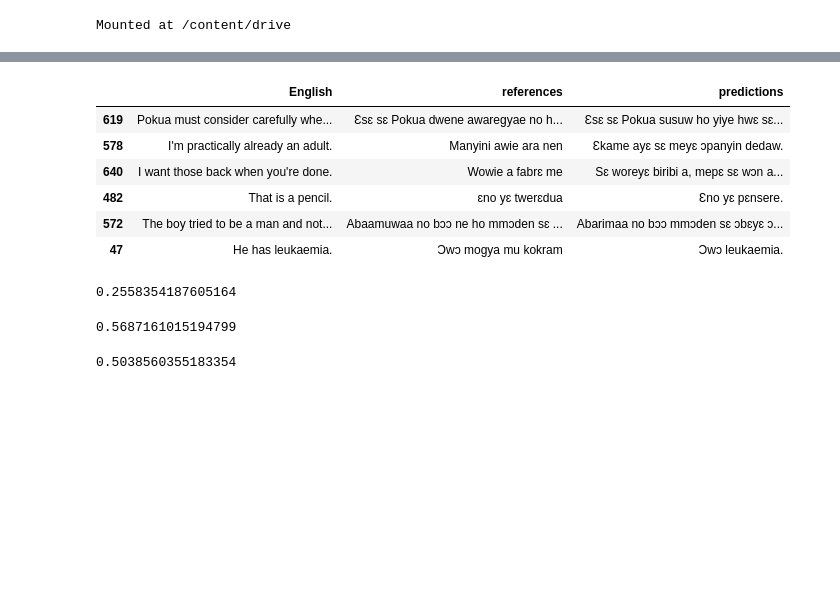
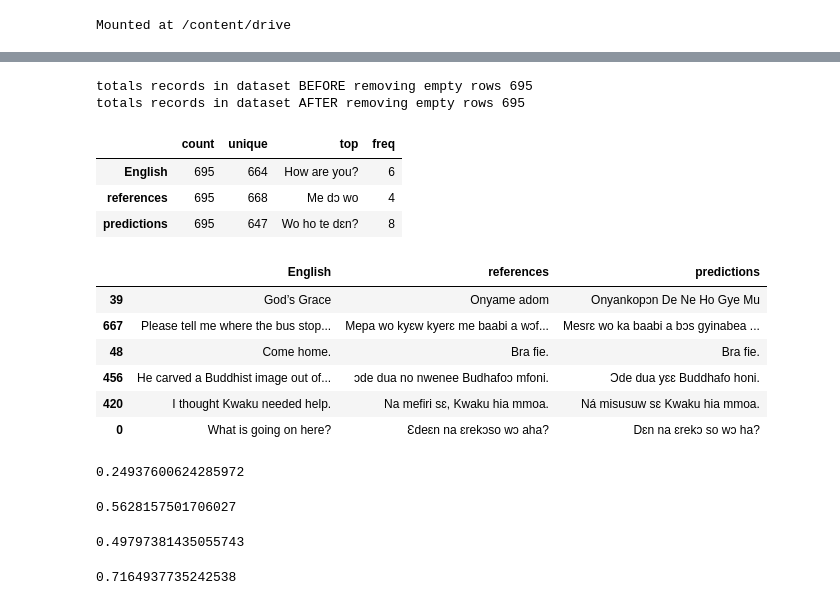
Before and after one commit to PhidLarkson/kasa, a Jupyter notebook: BLEU_Evaluation.ipynb, the cells around one changed output, grey strips where cells are left out. Drawn from its saved outputs; the diff is of its cells as text; code cells hidden in the pictures; blank space fills up the shorter version.

```diff
--- a/BLEU_Evaluation.ipynb
+++ b/BLEU_Evaluation.ipynb
@@ -79,6 +79,14 @@ def bleuscore_dataframe(dataframe, weights=(0.85,0.15,0,0), smoothFn=None,auto_r
 # %%
 #read the parrarel dataset to be used for checking scores
 pairs = pd.read_csv("/content/drive/My Drive/GhanaNLP/DATA/GhanaNLP_data_001.csv")
+# %%
+#remove rows with empty references
+print("totals records in dataset BEFORE removing empty rows {}".format(pairs.shape[0]))
+pairs.dropna(inplace=True)
+print("totals records in dataset AFTER removing empty rows {}".format(pairs.shape[0]))
+# %% [output]
+totals records in dataset BEFORE removing empty rows 695
+totals records in dataset AFTER removing empty rows 695
 # %%
 def predict_sample_sentences(parallel_sentences, sample_size=100):
   """
@@ -98,31 +106,44 @@ def predict_sample_sentences(parallel_sentences, sample_size=100):
   return test_pairs
 # %%
 #translate some sample sentences
-sample_test_pairs = predict_sample_sentences(pairs)
+sample_test_pairs = predict_sample_sentences(pairs,sample_size=pairs.shape[0])
+# %%
+#check that all references have predictions
+sample_test_pairs.describe().T
+# %% [output]
+|  | count | unique | top | freq |
+| English | 695 | 664 | How are you? | 6 |
+| references | 695 | 668 | Me dɔ wo | 4 |
+| predictions | 695 | 647 | Wo ho te dɛn? | 8 |
 # %%
 #take a preview of 6 of the sentences
-sample_test_pairs.sample(6, replace=False)
+sample_test_pairs.head(6)
 # %% [output]
 |  | English | references | predictions |
-| 619 | Pokua must consider carefully whe... | Ɛsɛ sɛ Pokua dwene awaregyae no h... | Ɛsɛ sɛ Pokua susuw ho yiye hwɛ sɛ... |
-| 578 | I'm practically already an adult. | Manyini awie ara nen | Ɛkame ayɛ sɛ meyɛ ɔpanyin dedaw. |
-| 640 | I want those back when you're done. | Wowie a fabrɛ me | Sɛ woreyɛ biribi a, mepɛ sɛ wɔn a... |
-| 482 | That is a pencil. | ɛno yɛ twerɛdua | Ɛno yɛ pɛnsere. |
-| 572 | The boy tried to be a man and not... | Abaamuwaa no bɔɔ ne ho mmɔden sɛ ... | Abarimaa no bɔɔ mmɔden sɛ ɔbɛyɛ ɔ... |
-| 47 | He has leukaemia. | Ɔwɔ mogya mu kokram | Ɔwɔ leukaemia. |
+| 39 | God’s Grace | Onyame adom | Onyankopɔn De Ne Ho Gye Mu |
+| 667 | Please tell me where the bus stop... | Mepa wo kyɛw kyerɛ me baabi a wɔf... | Mesrɛ wo ka baabi a bɔs gyinabea ... |
+| 48 | Come home. | Bra fie. | Bra fie. |
+| 456 | He carved a Buddhist image out of... | ɔde dua no nwenee Budhafoɔ mfoni. | Ɔde dua yɛɛ Buddhafo honi. |
+| 420 | I thought Kwaku needed help. | Na mefiri sɛ, Kwaku hia mmoa. | Ná misusuw sɛ Kwaku hia mmoa. |
+| 0 | What is going on here? | Ɛdeɛn na ɛrekɔso wɔ aha? | Dɛn na ɛrekɔ so wɔ ha? |
 # %%
 #check some sample bluescores with different paramaters
-#1. default bleu score weights on 4-grams weights=(0.25,0.25,0.25,0.25) and no smoothing function and no auto_reweigh - Option to re-normalize the weights uniformly.
+#1. default bleu score weights on 4-grams with weights=(0.25,0.25,0.25,0.25) and no smoothing function and no auto_reweigh - Option to re-normalize the weights uniformly.
 bleuscore_dataframe(sample_test_pairs[["references","predictions"]])
 # %% [output]
-0.2558354187605164
+0.24937600624285972
 # %%
-#3. put all emphasis on uni-grams (1.0)  and smoothing function of 7 and with auto_reweigh
+#2. put all emphasis on uni-grams (1.0)  and smoothing function of 7 and with auto_reweigh
 bleuscore_dataframe(sample_test_pairs[["references","predictions"]], weights=(1,0,0,0),smoothFn=7, auto_reweigh=True)
 # %% [output]
-0.5687161015194799
+0.5628157501706027
 # %%
-#3. default bleu score weights on 4-grams weights=(0.25,0.25,0.25,0.25)  and smoothing function of 7 and with auto_reweigh
+#3. default bleu score weights on 4-grams with weights=(0.25,0.25,0.25,0.25)  and smoothing function of 7 and with auto_reweigh
 bleuscore_dataframe(sample_test_pairs[["references","predictions"]],smoothFn=7, auto_reweigh=True)
 # %% [output]
-0.5038560355183354
+0.49797381435055743
+# %%
+#4. put some emphasis on the uni-gram with weights=(0.58,0,0,0)  and smoothing function of 7 and with auto_reweigh = True
+bleuscore_dataframe(sample_test_pairs[["references","predictions"]], weights=(0.58,0,0,0),smoothFn=7, auto_reweigh=True)
+# %% [output]
+0.7164937735242538
```
Also changed, not shown: parts of 1 cell of this notebook, 1 other file.
